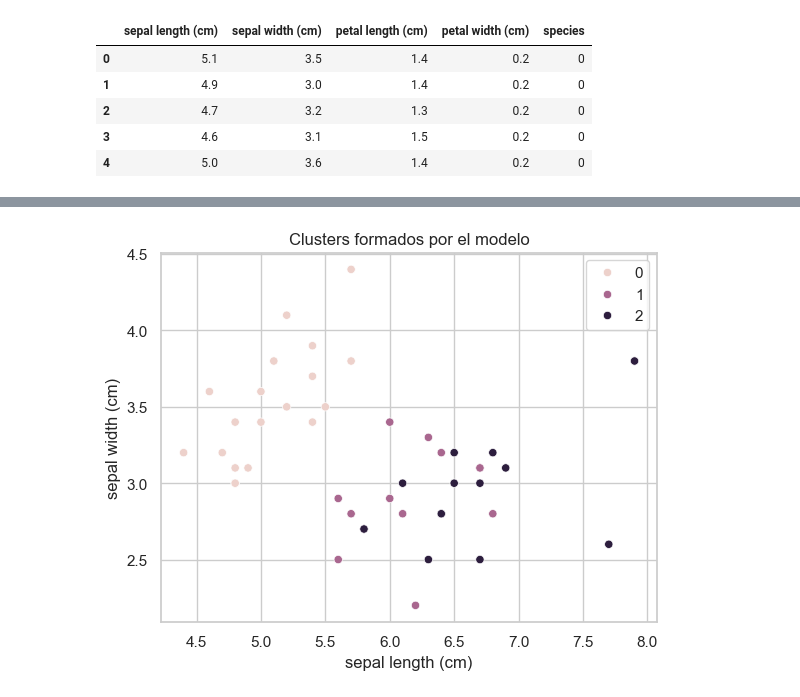
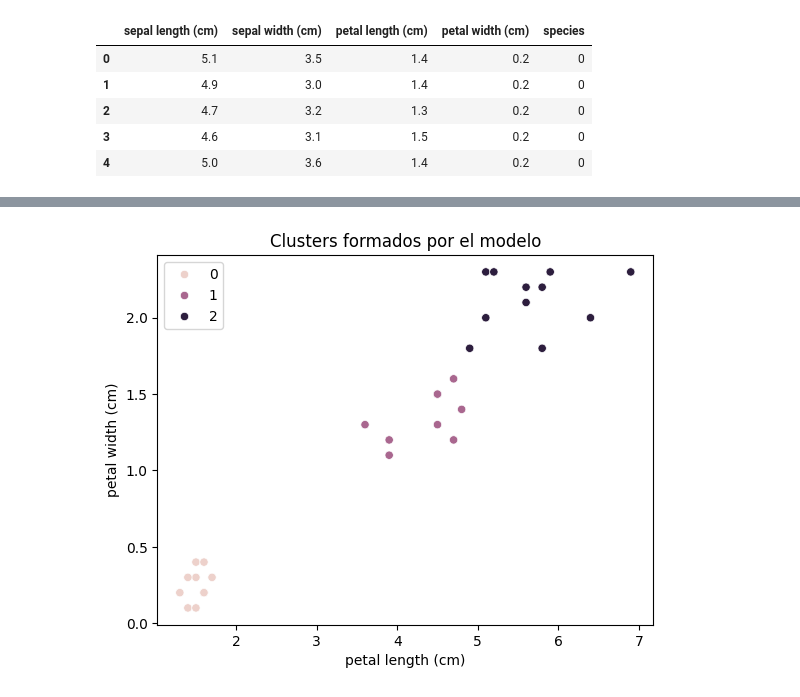
Before and after one commit to Walt9819/machine-learning, a Jupyter notebook: code/6_knn.ipynb, the cells around one changed output, grey strips where cells are left out. Saved outputs shown, nothing was run; the diff lists cells and outputs as text; code cells hidden in the pictures.

```diff
--- a/code/6_knn.ipynb
+++ b/code/6_knn.ipynb
@@ -41,9 +131,9 @@ df.head()
 # %%
-X = df.drop('species', axis=1)
+X = df[["petal length (cm)", "petal width (cm)"]]  # Usamos solo las dos primeras características
 y = df['species']
 
 # Dividir los datos en entrenamiento y prueba
-X_train, X_test, y_train, y_test = train_test_split(X, y, test_size=0.3, random_state=42)
+X_train, X_test, y_train, y_test = train_test_split(X, y, test_size=0.2, random_state=42)
 # %%
 # Crear y entrenar el modelo KNN
 k = 3
@@ -72,7 +145,7 @@ plt.show()
 # %%
 # Visualizamos los clusters formados por el modelo (predicciones)
-sns.scatterplot(x='sepal length (cm)', y='sepal width (cm)', hue=y_pred, data=X_test)
+sns.scatterplot(x='petal length (cm)', y='petal width (cm)', hue=y_pred, data=X_test)
 plt.title('Clusters formados por el modelo')
 plt.show()
 # %% [output]
-[figure, old version]
+[figure, new version]
```
Also changed, not shown: parts of 23 cells of this notebook, 7 other files.
